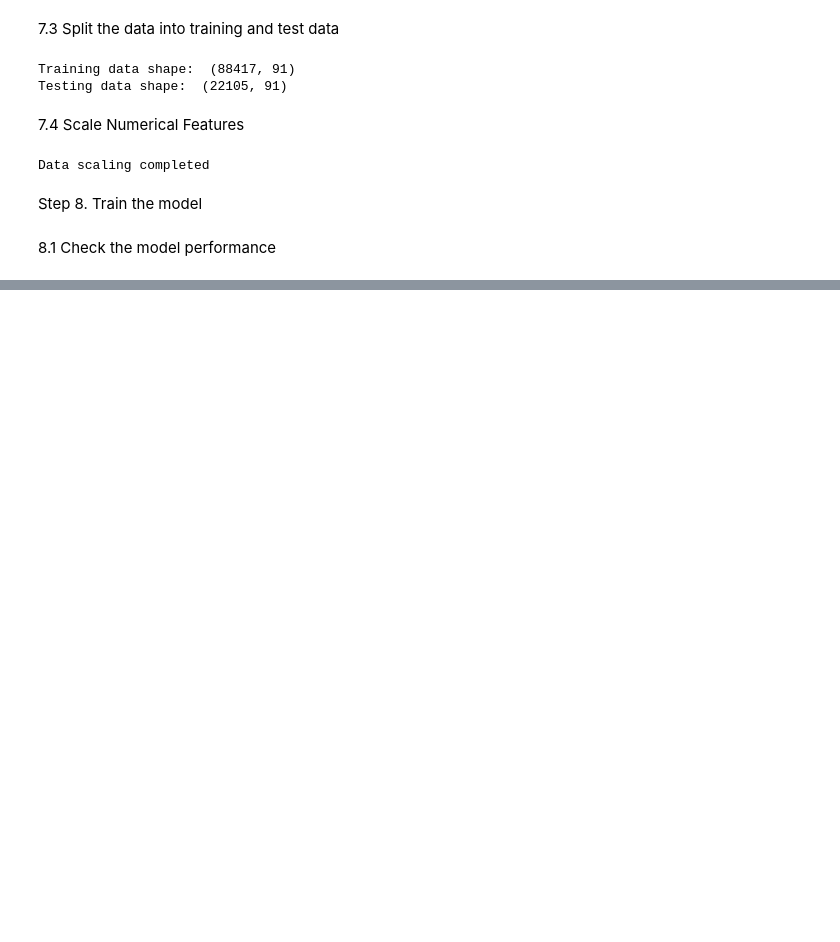
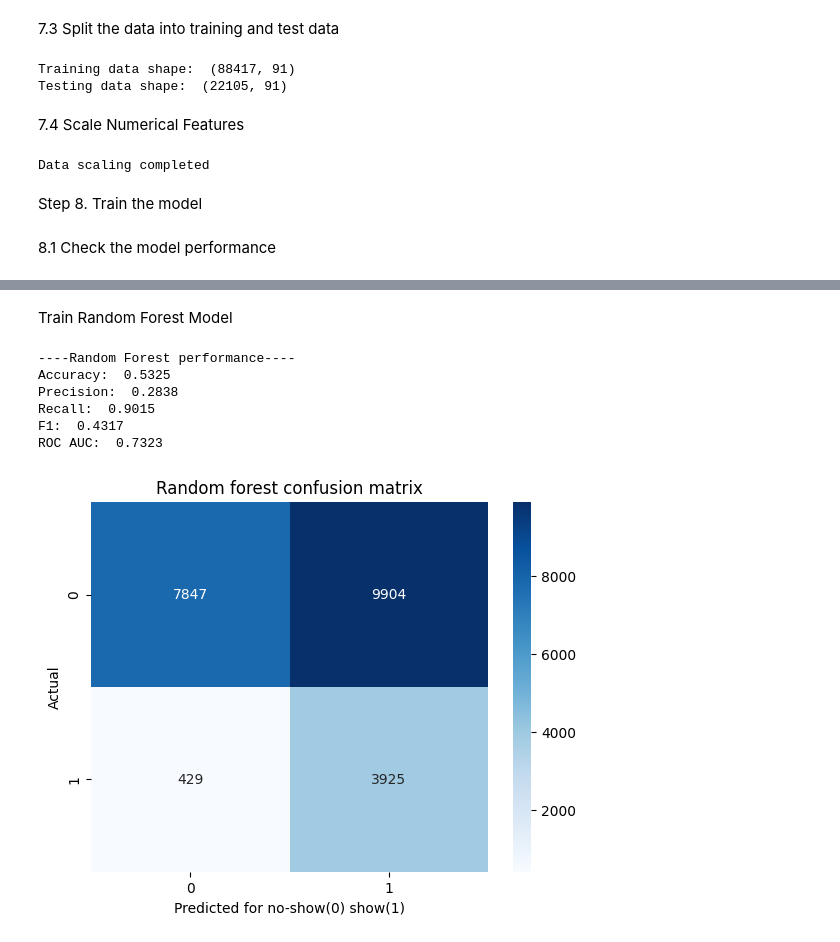
Before and after one commit to bkk10/Medical_NoShow_Analysis, a Jupyter notebook: medical_appointment/eda.ipynb, the cells around one changed output, grey strips where cells are left out. Cells and saved outputs as stored; diff of their text form; code cells hidden in the pictures; blank space fills up the shorter version.

```diff
--- a/medical_appointment/eda.ipynb
+++ b/medical_appointment/eda.ipynb
@@ -482,0 +483,44 @@ ROC AUC Score:  0.7233
+# %% [markdown]
+Train Random Forest Model
+# %%
+from sklearn.ensemble import RandomForestClassifier
+from sklearn.metrics import accuracy_score, precision_score, recall_score, f1_score, roc_auc_score, confusion_matrix
+import seaborn as sns
+import matplotlib.pyplot as plt
+
+rf_model = RandomForestClassifier(
+    n_estimators=200,
+    random_state=42,
+    class_weight='balanced',
+    max_depth=10,
+    n_jobs=-1
+)
+
+rf_model.fit(X_train, y_train)
+
+#Make predictions
+y_pred = rf_model.predict(X_test)
+y_pred_proba = rf_model.predict_proba(X_test)
+
+print("----Random Forest performance----")
+print("Accuracy: ", round(accuracy_score(y_test, y_pred), 4))
+print("Precision: ", round(precision_score(y_test, y_pred), 4))
+print("Recall: ", round(recall_score(y_test, y_pred), 4))
+print("F1: ", round(f1_score(y_test, y_pred), 4))
+print("ROC AUC: ", round(roc_auc_score(y_test, y_pred_proba[:, 1]), 4))
+
+#Confusion matrix
+cm = confusion_matrix(y_test, y_pred)
+sns.heatmap(cm, annot=True, fmt='d', cmap='Blues')
+plt.title("Random forest confusion matrix")
+plt.xlabel('Predicted for no-show(0) show(1)')
+plt.ylabel('Actual')
+plt.show()
+# %% [output]
+----Random Forest performance----
+Accuracy:  0.5325
+Precision:  0.2838
+Recall:  0.9015
+F1:  0.4317
+ROC AUC:  0.7323
+[figure, added]
```
Also changed, not shown: parts of 4 cells of this notebook, 5 other files.
